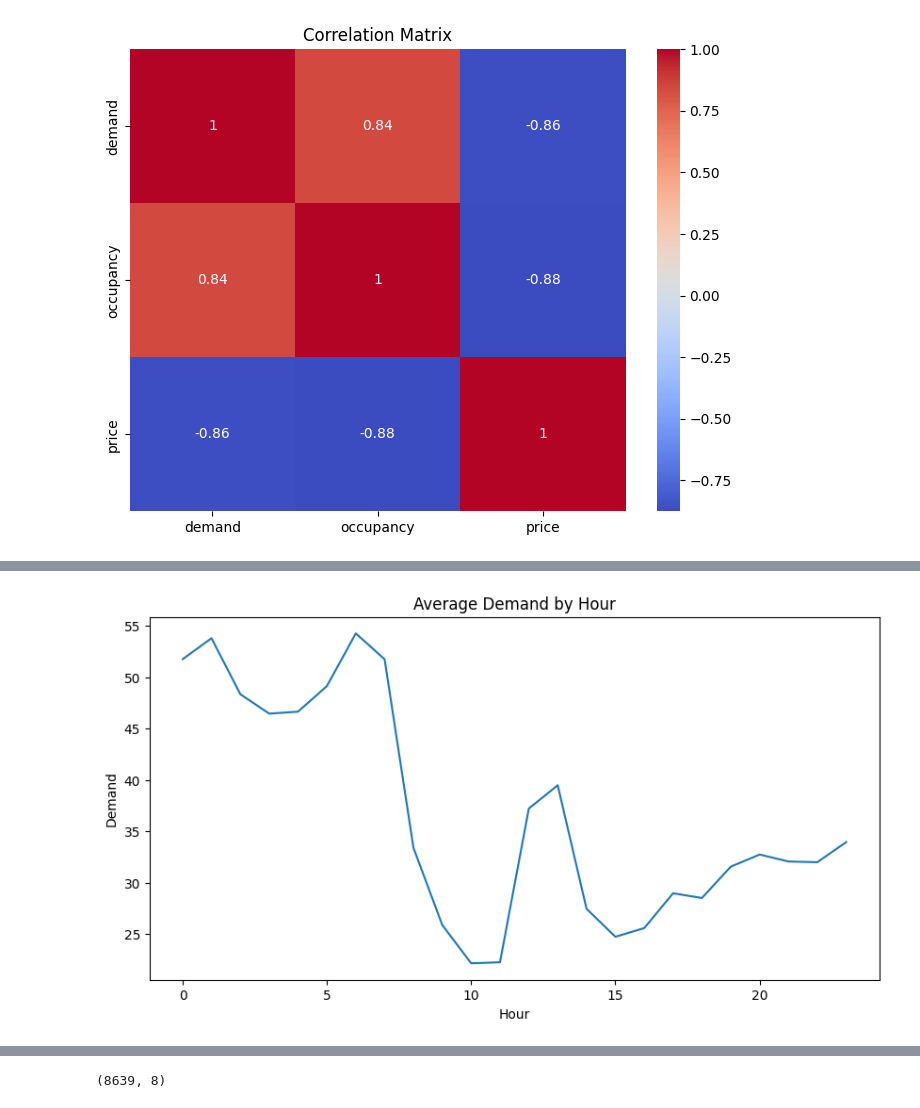
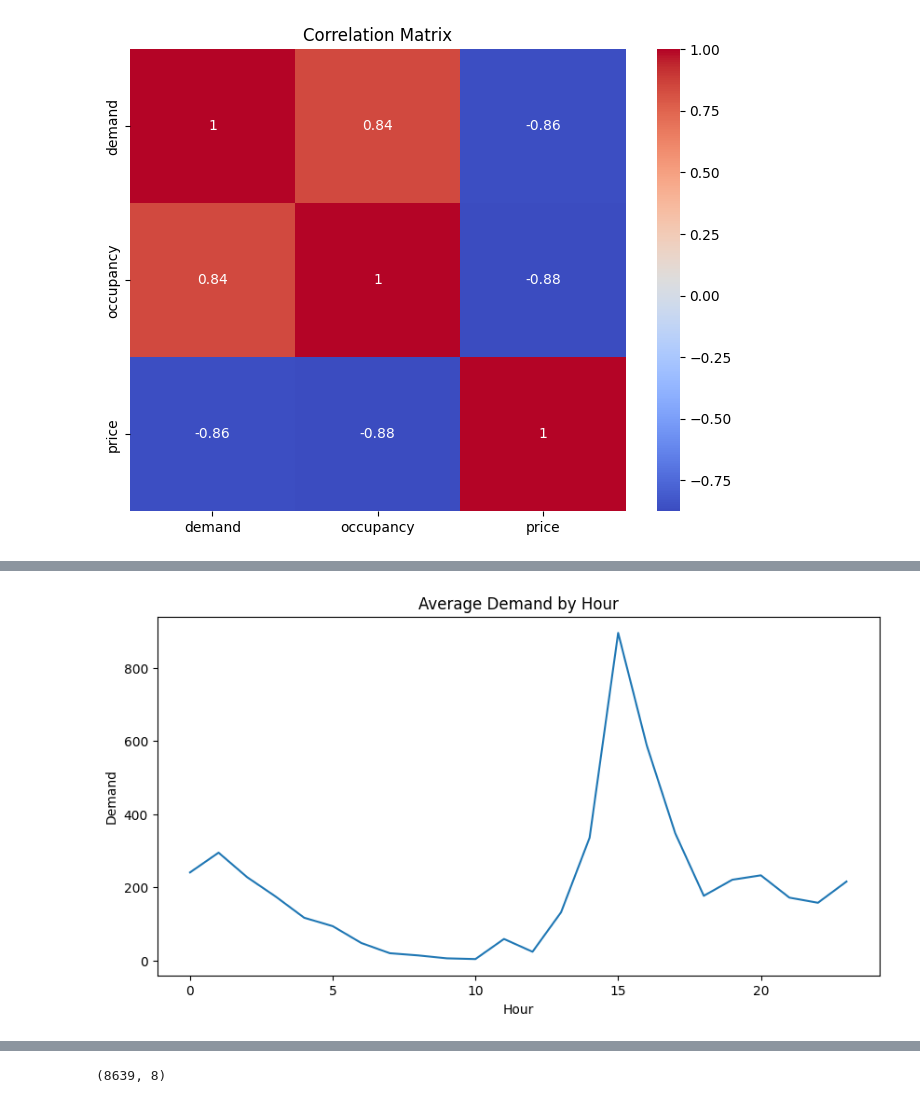
Before and after one commit to Kingdarklord15/EV_Dynamic_Pricing, a Jupyter notebook: 03_Demand_Prediction.ipynb, the cells around one changed output, grey strips where cells are left out. Cells and saved outputs as stored; diff of their text form; code cells hidden in the pictures.

Commit message:
Completed demand prediction, tariff pricing, and monitoring agent

```diff
--- a/03_Demand_Prediction.ipynb
+++ b/03_Demand_Prediction.ipynb
@@ -436,9 +510,15 @@ plt.show()
 # %%
 plt.figure(figsize=(10,5))
-plt.plot(hourly.index, hourly["demand"])
+
+plt.plot(
+    hourly.index,
+    hourly.values
+)
+
 plt.title("Average Demand by Hour")
 plt.xlabel("Hour")
 plt.ylabel("Demand")
+
 plt.show()
 # %% [output]
-[figure, old version]
+[figure, new version]
```
Also changed, not shown: parts of 33 cells of this notebook, 6 other files.
